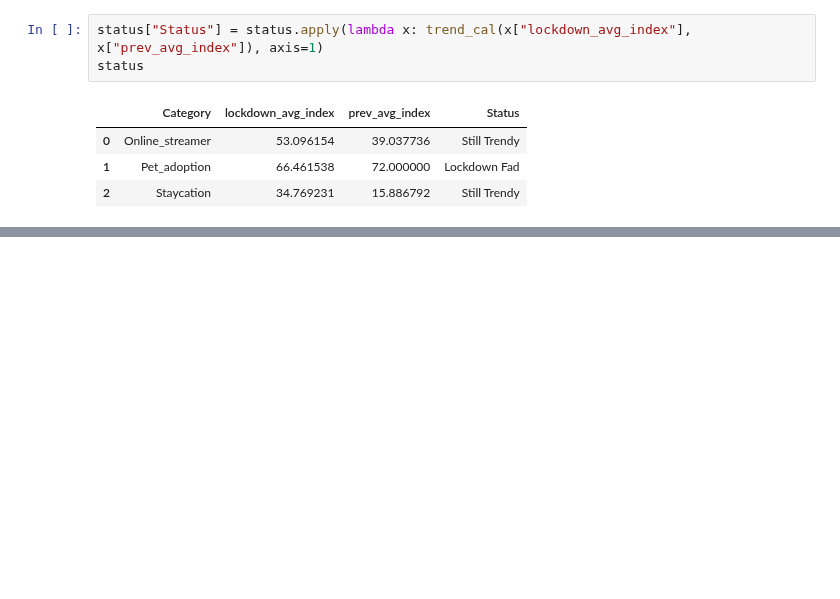
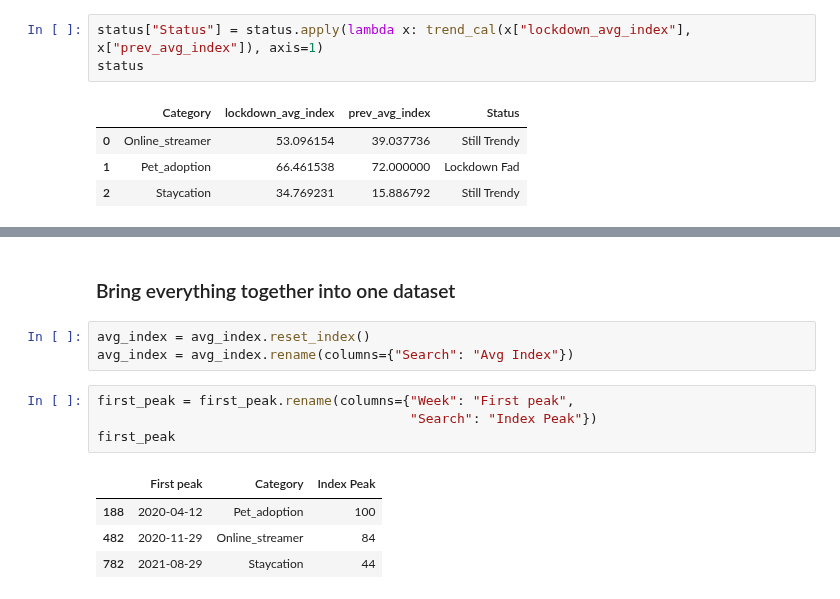
Before and after one commit to hyunjun33/Data_preprocessing, a Jupyter notebook: Preppin' Data 2021 Week 36 Challenge.ipynb, the cells around one changed output, grey strips where cells are left out. Drawn from its saved outputs; the diff is of its cells as text; blank space fills up the shorter version.

```diff
--- a/Preppin' Data 2021 Week 36 Challenge.ipynb
+++ b/Preppin' Data 2021 Week 36 Challenge.ipynb
@@ -229,0 +292,14 @@ status
+# %% [markdown]
+### Bring everything together into one dataset
+# %%
+avg_index = avg_index.reset_index()
+avg_index = avg_index.rename(columns={"Search": "Avg Index"})
+# %%
+first_peak = first_peak.rename(columns={"Week": "First peak",
+                                        "Search": "Index Peak"})
+first_peak
+# %% [output]
+|  | First peak | Category | Index Peak |
+| 188 | 2020-04-12 | Pet_adoption | 100 |
+| 482 | 2020-11-29 | Online_streamer | 84 |
+| 782 | 2021-08-29 | Staycation | 44 |
```
Also changed, not shown: parts of 9 cells of this notebook.
